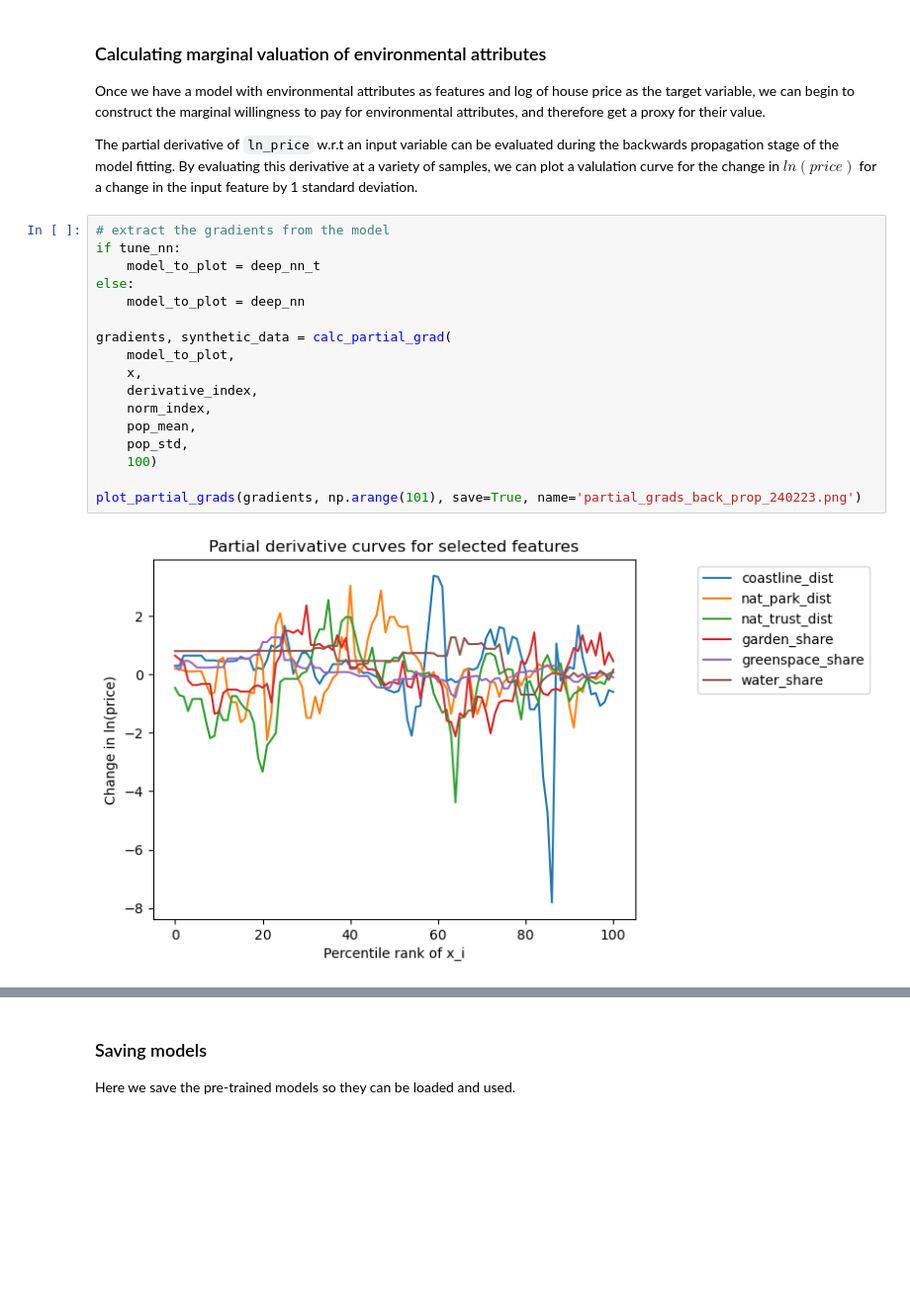
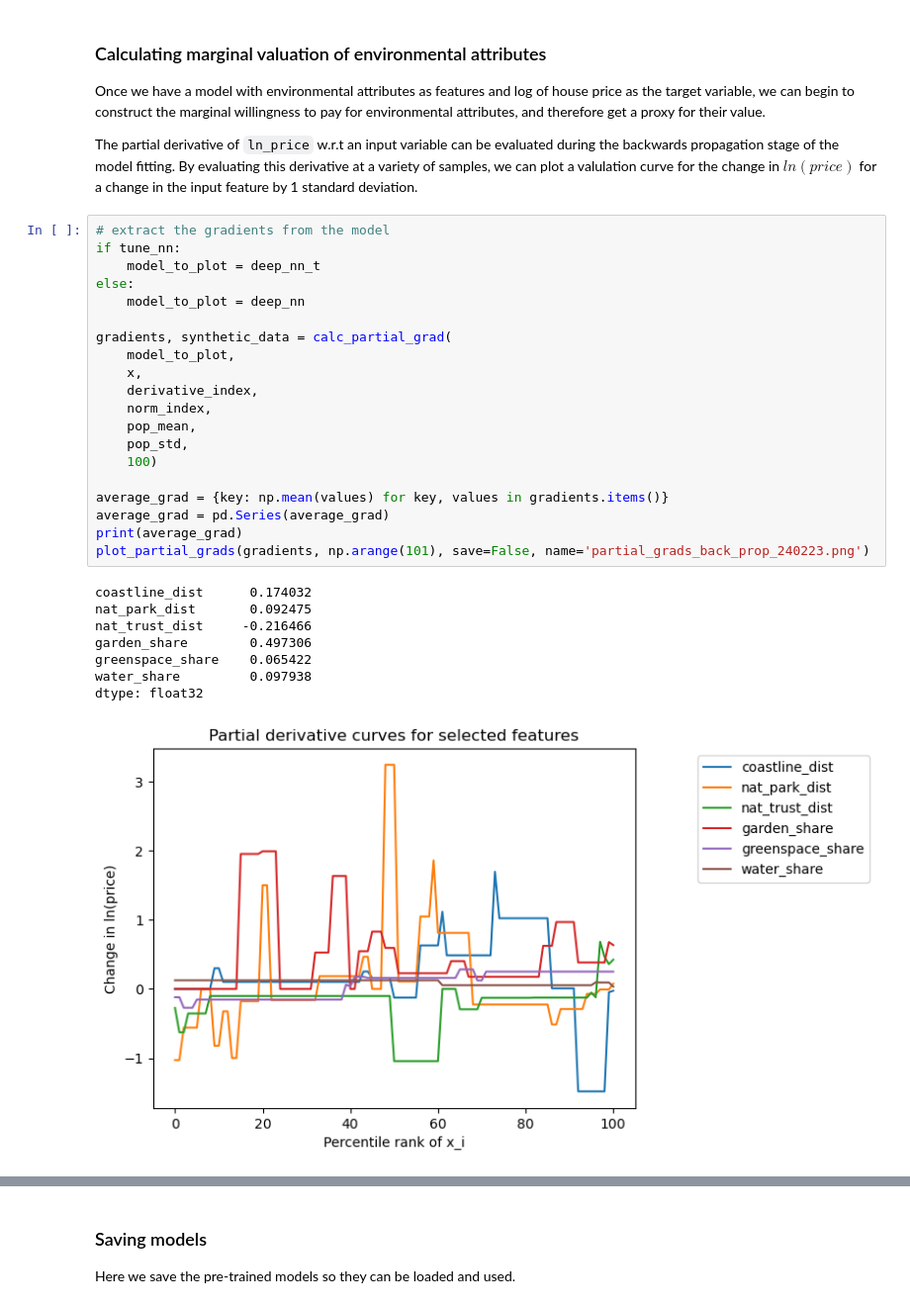
Before and after one commit to fgallagher27/GreenValueNet, a Jupyter notebook: GreenValueNet.ipynb, the cells around one changed output, grey strips where cells are left out. Shown: that part at 99% size. Drawn from its saved outputs; the diff is of its cells as text; blank space fills up the shorter version.

Commit message:
resolve plot loss bug

```diff
--- a/GreenValueNet.ipynb
+++ b/GreenValueNet.ipynb
@@ -420,19 +420,29 @@ The partial derivative of `ln_price` w.r.t an input variable can be evaluated du
 # %%
 # extract the gradients from the model
 if tune_nn:
     model_to_plot = deep_nn_t
 else:
     model_to_plot = deep_nn
 
 gradients, synthetic_data = calc_partial_grad(
     model_to_plot,
     x,
     derivative_index,
     norm_index,
     pop_mean,
     pop_std,
     100)
 
-plot_partial_grads(gradients, np.arange(101), save=True, name='partial_grads_back_prop_240223.png')
+average_grad = {key: np.mean(values) for key, values in gradients.items()}
+average_grad = pd.Series(average_grad)
+print(average_grad)
+plot_partial_grads(gradients, np.arange(101), save=False, name='partial_grads_back_prop_240223.png')
 # %% [output]
+coastline_dist      0.174032
+nat_park_dist       0.092475
+nat_trust_dist     -0.216466
+garden_share        0.497306
+greenspace_share    0.065422
+water_share         0.097938
+dtype: float32
-[figure, old version]
+[figure, new version]
```
Also changed, not shown: parts of 1 cell of this notebook, 1 other file.
